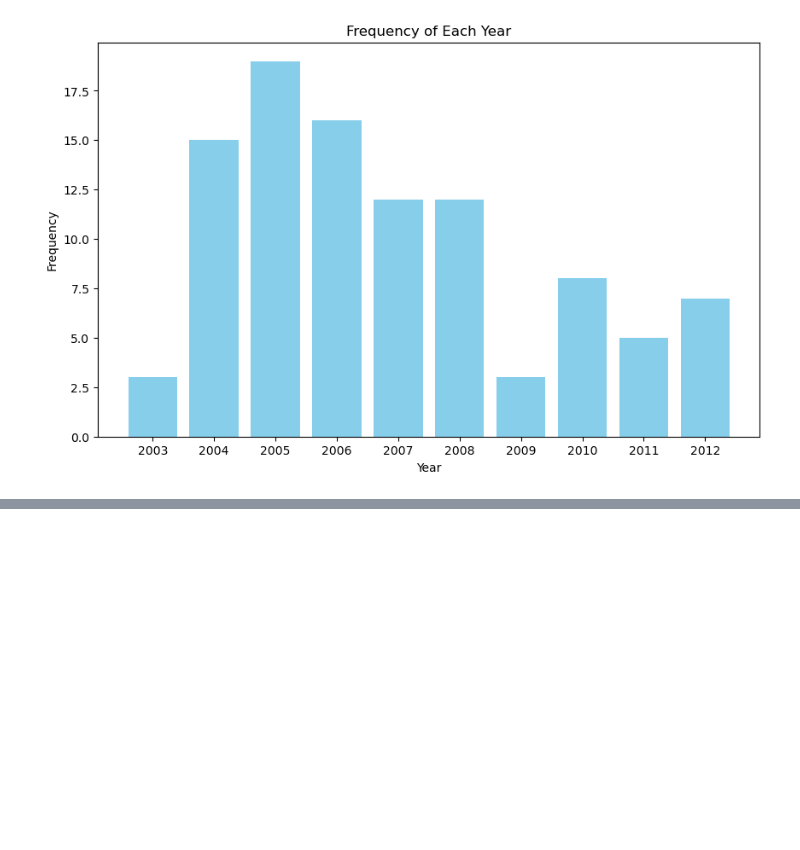
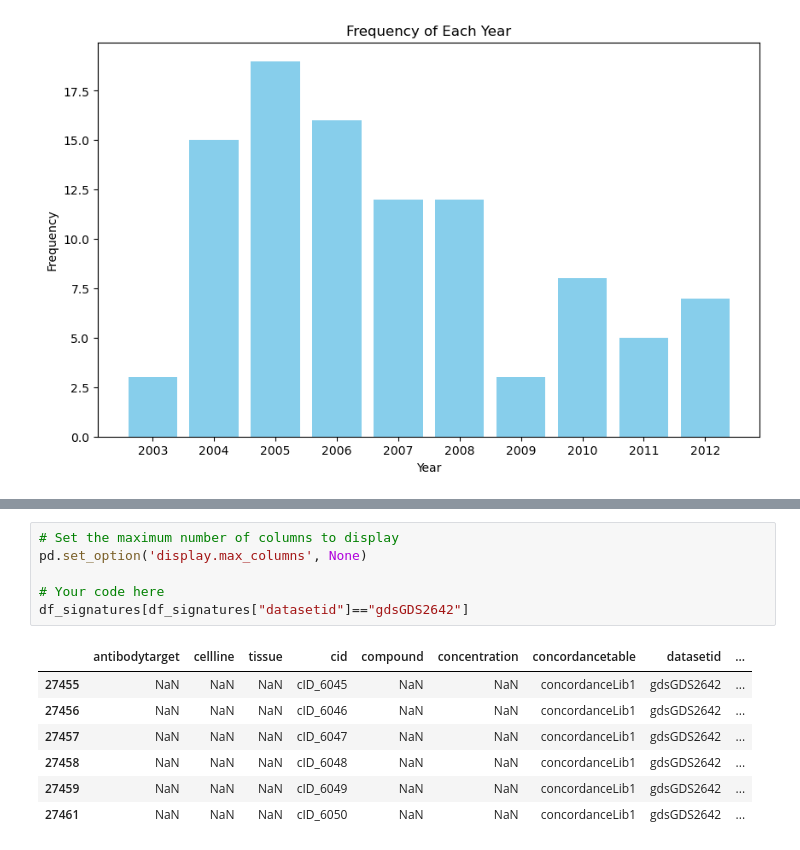
Before and after one commit to 00dylan00/Disease-Signatures, a Jupyter notebook: documentation/iLINCS.numbers.ipynb, the cells around one changed output, grey strips where cells are left out. Saved outputs shown, nothing was run; the diff lists cells and outputs as text; blank space fills up the shorter version.

```diff
--- a/documentation/iLINCS.numbers.ipynb
+++ b/documentation/iLINCS.numbers.ipynb
@@ -2074,0 +2243,14 @@ plt.xticks(years_sorted)
+# %%
+# Set the maximum number of columns to display
+pd.set_option('display.max_columns', None)
+
+# Your code here
+df_signatures[df_signatures["datasetid"]=="gdsGDS2642"]
+# %% [output]
+|  | antibodytarget | cellline | tissue | cid | compound | concentration | concordancetable | datasetid | ... |
+| 27455 | NaN | NaN | NaN | cID_6045 | NaN | NaN | concordanceLib1 | gdsGDS2642 | ... |
+| 27456 | NaN | NaN | NaN | cID_6046 | NaN | NaN | concordanceLib1 | gdsGDS2642 | ... |
+| 27457 | NaN | NaN | NaN | cID_6047 | NaN | NaN | concordanceLib1 | gdsGDS2642 | ... |
+| 27458 | NaN | NaN | NaN | cID_6048 | NaN | NaN | concordanceLib1 | gdsGDS2642 | ... |
+| 27459 | NaN | NaN | NaN | cID_6049 | NaN | NaN | concordanceLib1 | gdsGDS2642 | ... |
+| 27461 | NaN | NaN | NaN | cID_6050 | NaN | NaN | concordanceLib1 | gdsGDS2642 | ... |
```
Also changed, not shown: parts of 8 cells of this notebook.
